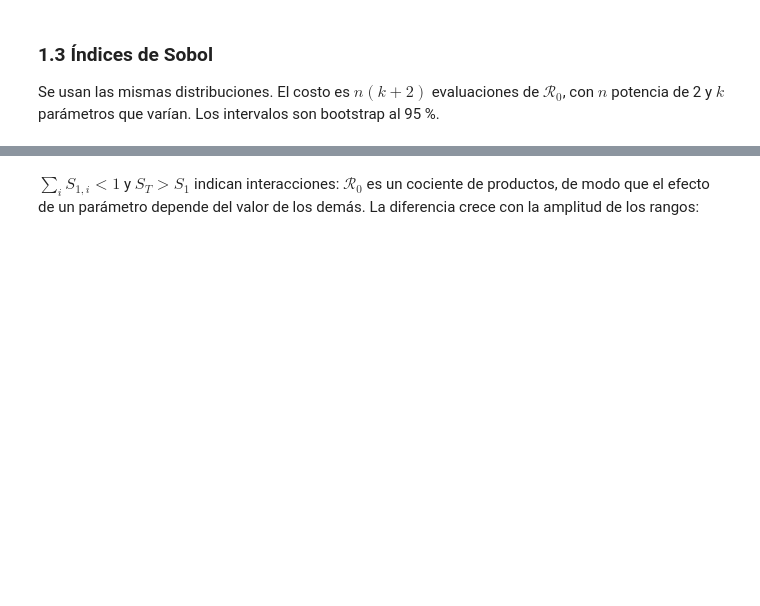
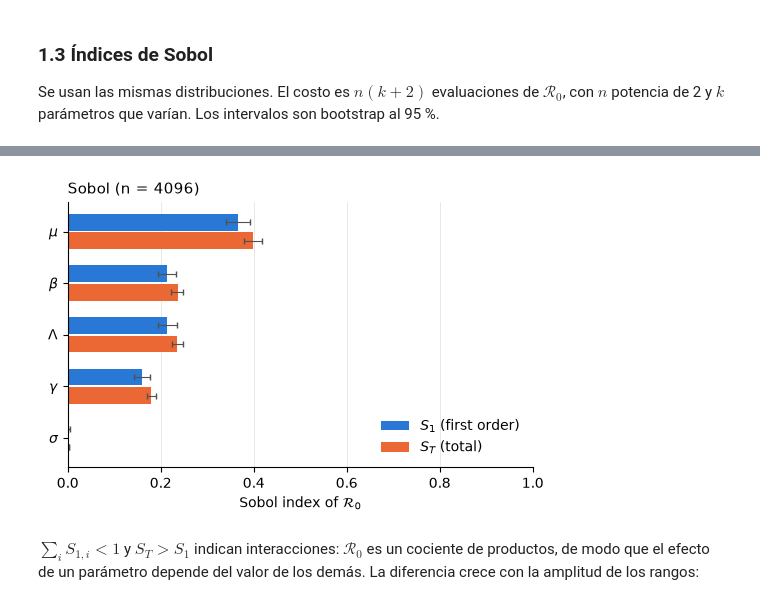
Before and after one commit to Yvan-BM-Git/pyR0compute, a Jupyter notebook: examples/02_sensibilidad_global.ipynb, the cells around one changed output, grey strips where cells are left out. Drawn from its saved outputs; the diff is of its cells as text; code cells hidden in the pictures; blank space fills up the shorter version.

```diff
--- a/examples/02_sensibilidad_global.ipynb
+++ b/examples/02_sensibilidad_global.ipynb
@@ -89,5 +164,8 @@ res_sobol
 # %%
-res_sobol.plot();
+ax = res_sobol.plot()
+ax.figure.savefig("outputs/02_sobol_seir.png", dpi=200, bbox_inches="tight")
+# %% [output]
+[figure, added]
 # %% [markdown]
 $\sum_i S_{1,i} < 1$ y $S_T > S_1$ indican interacciones: $\mathcal{R}_0$ es un cociente de productos, de modo que el efecto de un parámetro depende del valor de los demás. La diferencia crece con la amplitud de los rangos:
 # %%
```
Also changed, not shown: parts of 16 cells of this notebook, 11 other files.
